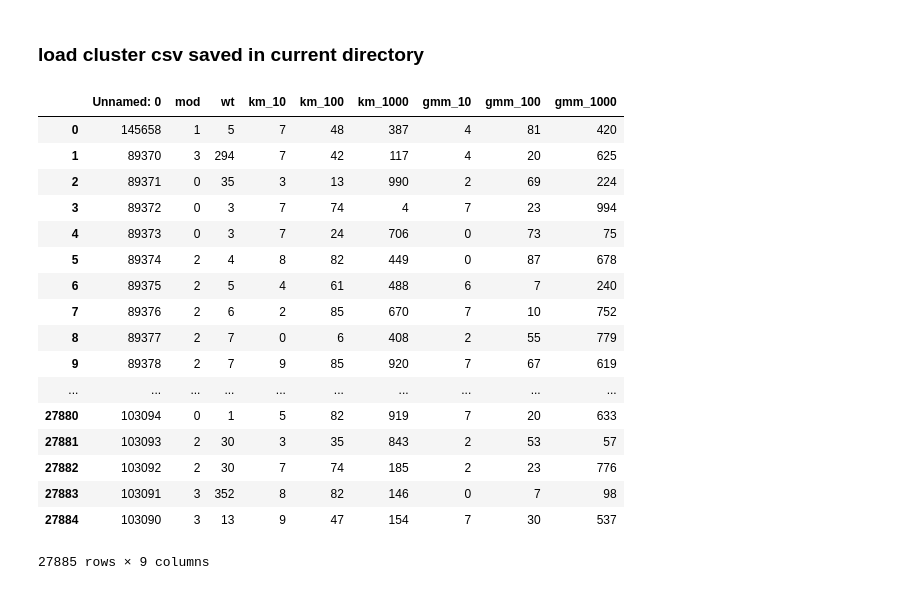
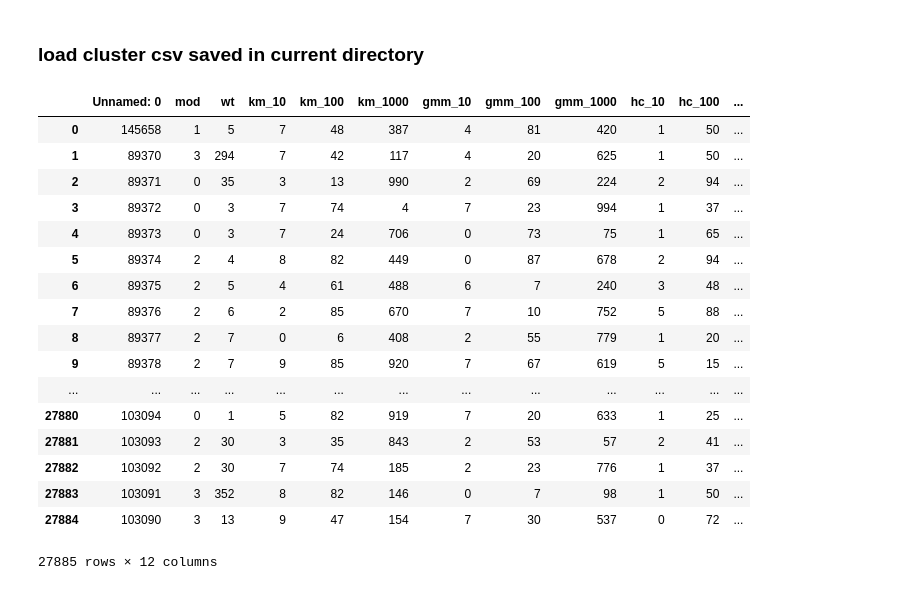
Before and after one commit to idc9/law-net, a Jupyter notebook: cluster_work_SVD.ipynb, the cells around one changed output. Drawn from its saved outputs; the diff is of its cells as text; code cells hidden in the pictures.

Commit message:
made changes i.e. hierarchical clustering

```diff
--- a/cluster_work_SVD.ipynb
+++ b/cluster_work_SVD.ipynb
@@ -23,6 +23,7 @@ import numpy as np
 import pandas as pd
 from sklearn.cluster import KMeans
 from sklearn.mixture import GaussianMixture
+from sklearn.cluster import AgglomerativeClustering
 from sklearn.decomposition import PCA
 from sklearn.decomposition import TruncatedSVD
 from sklearn.decomposition import NMF
@@ -50,8 +51,10 @@ text_dir = subnet_dir + 'textfiles/'
 nlp_dir = subnet_dir + 'nlp/'
 nlp_sub_dir = nlp_dir + 'bow_tfidf/' #tfidf matrix (and other info, i.e. vocab) computed from bag-of-words matrix
 nlp_bow_dir = nlp_dir + 'bow/' #bag-of-words matrix (and other info, i.e. vocab)
+nlp_df_sub_dir = nlp_dir + 'bow_tfidf_df/'
 
-nlp_df_sub_dir = nlp_dir + 'bow_tfidf_df/'
+# csv location
+csv_dir = "C:/Users/Michael/Documents/GitHub/law-net/csv/"
 
 # all the file paths for .txt files
 file_paths = glob.glob(text_dir + '*.txt')
@@ -295,24 +355,24 @@ clusters
 # %% [markdown]
 ### load cluster csv saved in current directory
 # %%
-clusters = pd.read_csv('clusters_truncated_svd.csv')
+clusters = pd.read_csv(csv_dir + 'clusters_SVD.csv')
 clusters
 # %% [output]
-|  | Unnamed: 0 | mod | wt | km_10 | km_100 | km_1000 | gmm_10 | gmm_100 | gmm_1000 |
-| 0 | 145658 | 1 | 5 | 7 | 48 | 387 | 4 | 81 | 420 |
-| 1 | 89370 | 3 | 294 | 7 | 42 | 117 | 4 | 20 | 625 |
-| 2 | 89371 | 0 | 35 | 3 | 13 | 990 | 2 | 69 | 224 |
-| 3 | 89372 | 0 | 3 | 7 | 74 | 4 | 7 | 23 | 994 |
-| 4 | 89373 | 0 | 3 | 7 | 24 | 706 | 0 | 73 | 75 |
-| 5 | 89374 | 2 | 4 | 8 | 82 | 449 | 0 | 87 | 678 |
-| 6 | 89375 | 2 | 5 | 4 | 61 | 488 | 6 | 7 | 240 |
-| 7 | 89376 | 2 | 6 | 2 | 85 | 670 | 7 | 10 | 752 |
-| 8 | 89377 | 2 | 7 | 0 | 6 | 408 | 2 | 55 | 779 |
-| 9 | 89378 | 2 | 7 | 9 | 85 | 920 | 7 | 67 | 619 |
-| ... | ... | ... | ... | ... | ... | ... | ... | ... | ... |
-| 27880 | 103094 | 0 | 1 | 5 | 82 | 919 | 7 | 20 | 633 |
-| 27881 | 103093 | 2 | 30 | 3 | 35 | 843 | 2 | 53 | 57 |
-| 27882 | 103092 | 2 | 30 | 7 | 74 | 185 | 2 | 23 | 776 |
-| 27883 | 103091 | 3 | 352 | 8 | 82 | 146 | 0 | 7 | 98 |
-| 27884 | 103090 | 3 | 13 | 9 | 47 | 154 | 7 | 30 | 537 |
+|  | Unnamed: 0 | mod | wt | km_10 | km_100 | km_1000 | gmm_10 | gmm_100 | gmm_1000 | hc_10 | hc_100 | ... |
+| 0 | 145658 | 1 | 5 | 7 | 48 | 387 | 4 | 81 | 420 | 1 | 50 | ... |
+| 1 | 89370 | 3 | 294 | 7 | 42 | 117 | 4 | 20 | 625 | 1 | 50 | ... |
+| 2 | 89371 | 0 | 35 | 3 | 13 | 990 | 2 | 69 | 224 | 2 | 94 | ... |
+| 3 | 89372 | 0 | 3 | 7 | 74 | 4 | 7 | 23 | 994 | 1 | 37 | ... |
+| 4 | 89373 | 0 | 3 | 7 | 24 | 706 | 0 | 73 | 75 | 1 | 65 | ... |
+| 5 | 89374 | 2 | 4 | 8 | 82 | 449 | 0 | 87 | 678 | 2 | 94 | ... |
+| 6 | 89375 | 2 | 5 | 4 | 61 | 488 | 6 | 7 | 240 | 3 | 48 | ... |
+| 7 | 89376 | 2 | 6 | 2 | 85 | 670 | 7 | 10 | 752 | 5 | 88 | ... |
+| 8 | 89377 | 2 | 7 | 0 | 6 | 408 | 2 | 55 | 779 | 1 | 20 | ... |
+| 9 | 89378 | 2 | 7 | 9 | 85 | 920 | 7 | 67 | 619 | 5 | 15 | ... |
+| ... | ... | ... | ... | ... | ... | ... | ... | ... | ... | ... | ... | ... |
+| 27880 | 103094 | 0 | 1 | 5 | 82 | 919 | 7 | 20 | 633 | 1 | 25 | ... |
+| 27881 | 103093 | 2 | 30 | 3 | 35 | 843 | 2 | 53 | 57 | 2 | 41 | ... |
+| 27882 | 103092 | 2 | 30 | 7 | 74 | 185 | 2 | 23 | 776 | 1 | 37 | ... |
+| 27883 | 103091 | 3 | 352 | 8 | 82 | 146 | 0 | 7 | 98 | 1 | 50 | ... |
+| 27884 | 103090 | 3 | 13 | 9 | 47 | 154 | 7 | 30 | 537 | 0 | 72 | ... |
-27885 rows × 9 columns
+27885 rows × 12 columns
```
Also changed, not shown: parts of 11 cells of this notebook, 3 other files.
